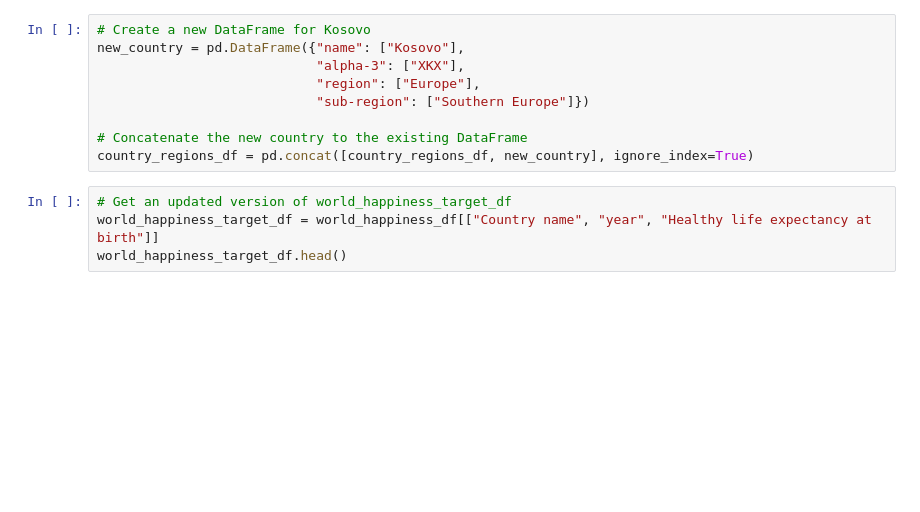
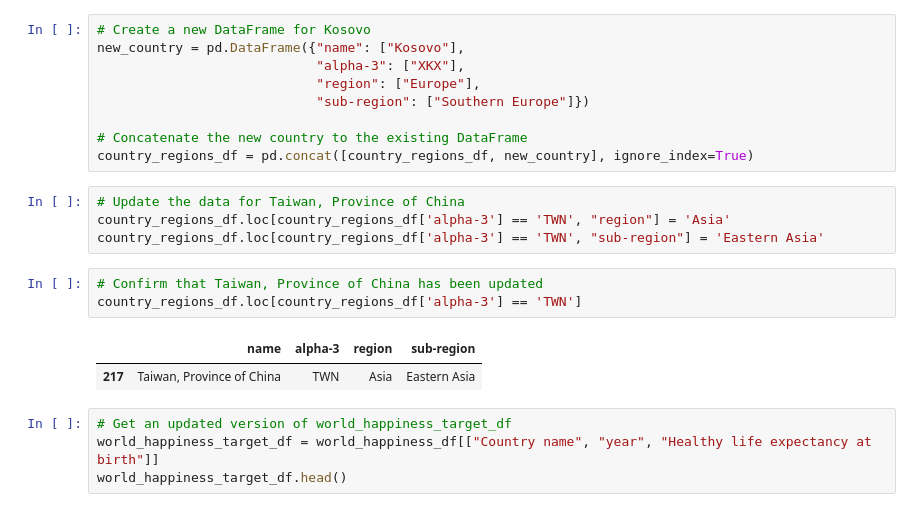
Before and after one commit to manuelanzali/Project4, a Jupyter notebook: ETL_WHO_and_World_Happiness.ipynb, the cells around one changed output. Drawn from its saved outputs; the diff is of its cells as text; blank space fills up the shorter version.

```diff
--- a/ETL_WHO_and_World_Happiness.ipynb
+++ b/ETL_WHO_and_World_Happiness.ipynb
@@ -507,6 +507,16 @@ new_country = pd.DataFrame({"name": ["Kosovo"],
 
 # Concatenate the new country to the existing DataFrame
 country_regions_df = pd.concat([country_regions_df, new_country], ignore_index=True)
+# %%
+# Update the data for Taiwan, Province of China
+country_regions_df.loc[country_regions_df['alpha-3'] == 'TWN', "region"] = 'Asia'
+country_regions_df.loc[country_regions_df['alpha-3'] == 'TWN', "sub-region"] = 'Eastern Asia'
+# %%
+# Confirm that Taiwan, Province of China has been updated
+country_regions_df.loc[country_regions_df['alpha-3'] == 'TWN']
+# %% [output]
+|  | name | alpha-3 | region | sub-region |
+| 217 | Taiwan, Province of China | TWN | Asia | Eastern Asia |
 # %%
 # Get an updated version of world_happiness_target_df
 world_happiness_target_df = world_happiness_df[["Country name", "year", "Healthy life expectancy at birth"]]
```
Also changed, not shown: 12 other files.
